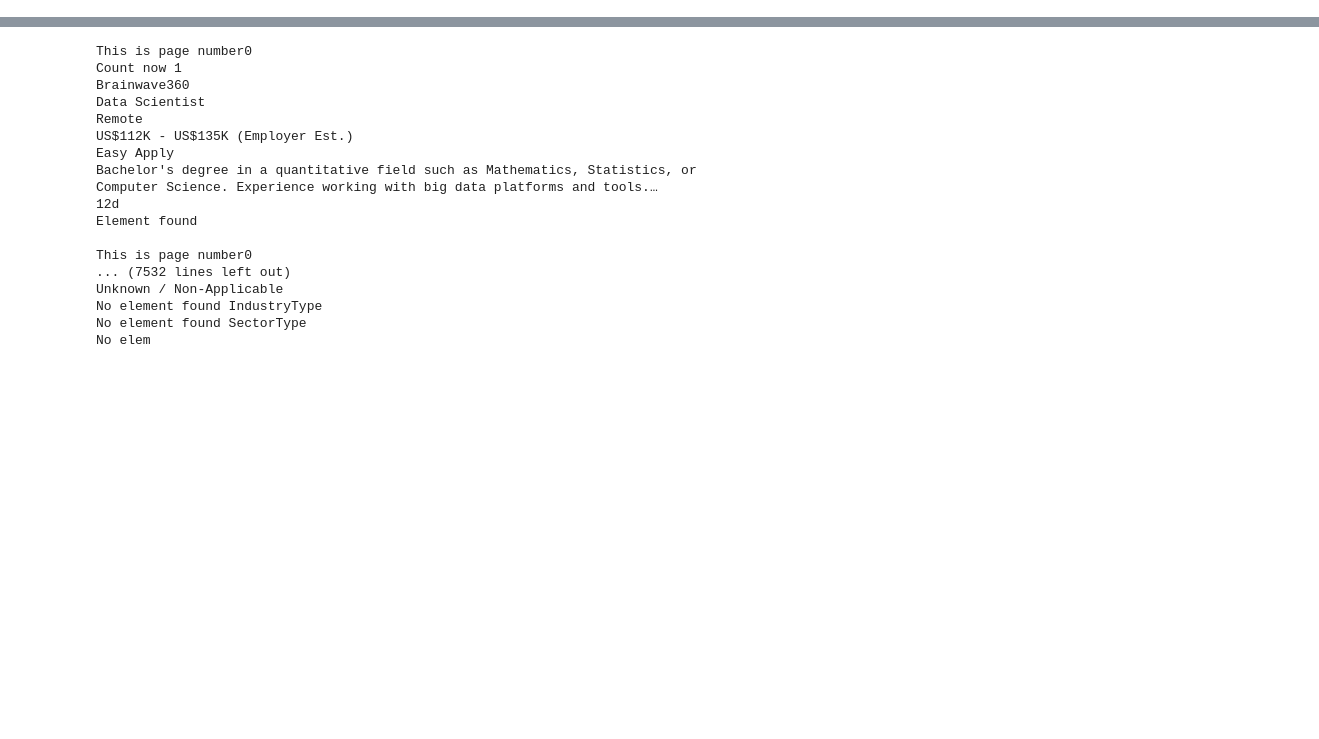
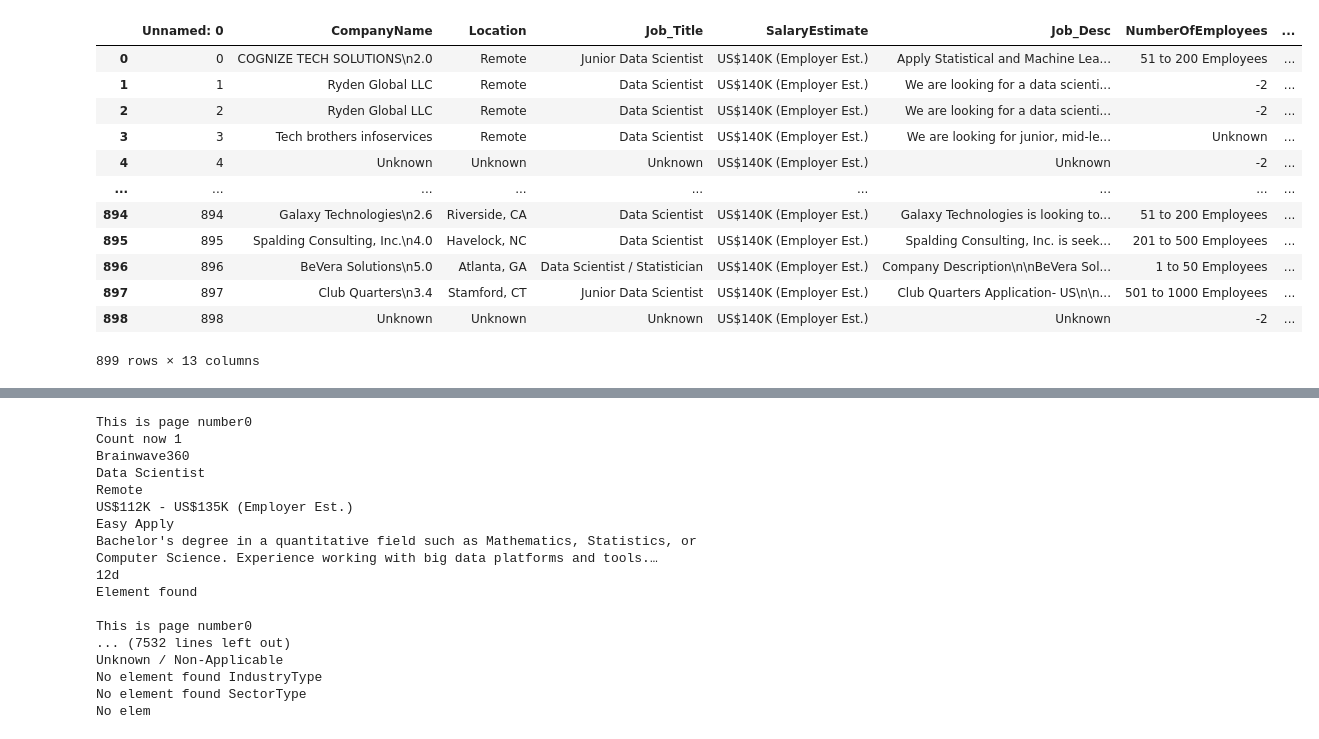
Before and after one commit to mosemb/DSalary, a Jupyter notebook: Dsalaries.ipynb, the cells around one changed output, grey strips where cells are left out. Saved outputs shown, nothing was run; the diff lists cells and outputs as text; code cells hidden in the pictures; blank space fills up the shorter version.

Commit message:
data

```diff
--- a/Dsalaries.ipynb
+++ b/Dsalaries.ipynb
@@ -9,3 +9,21 @@ import selenium
 import time
 
 import pandas as pd
+# %%
+df1 = pd.read_csv("DataScienceDfAkshi.csv")
+# %%
+df1
+# %% [output]
+|  | Unnamed: 0 | CompanyName | Location | Job_Title | SalaryEstimate | Job_Desc | NumberOfEmployees | ... |
+| 0 | 0 | COGNIZE TECH SOLUTIONS\n2.0 | Remote | Junior Data Scientist | US$140K (Employer Est.) | Apply Statistical and Machine Lea... | 51 to 200 Employees | ... |
+| 1 | 1 | Ryden Global LLC | Remote | Data Scientist | US$140K (Employer Est.) | We are looking for a data scienti... | -2 | ... |
+| 2 | 2 | Ryden Global LLC | Remote | Data Scientist | US$140K (Employer Est.) | We are looking for a data scienti... | -2 | ... |
+| 3 | 3 | Tech brothers infoservices | Remote | Data Scientist | US$140K (Employer Est.) | We are looking for junior, mid-le... | Unknown | ... |
+| 4 | 4 | Unknown | Unknown | Unknown | US$140K (Employer Est.) | Unknown | -2 | ... |
+| ... | ... | ... | ... | ... | ... | ... | ... | ... |
+| 894 | 894 | Galaxy Technologies\n2.6 | Riverside, CA | Data Scientist | US$140K (Employer Est.) | Galaxy Technologies is looking to... | 51 to 200 Employees | ... |
+| 895 | 895 | Spalding Consulting, Inc.\n4.0 | Havelock, NC | Data Scientist | US$140K (Employer Est.) | Spalding Consulting, Inc. is seek... | 201 to 500 Employees | ... |
+| 896 | 896 | BeVera Solutions\n5.0 | Atlanta, GA | Data Scientist / Statistician | US$140K (Employer Est.) | Company Description\n\nBeVera Sol... | 1 to 50 Employees | ... |
+| 897 | 897 | Club Quarters\n3.4 | Stamford, CT | Junior Data Scientist | US$140K (Employer Est.) | Club Quarters Application- US\n\n... | 501 to 1000 Employees | ... |
+| 898 | 898 | Unknown | Unknown | Unknown | US$140K (Employer Est.) | Unknown | -2 | ... |
+899 rows × 13 columns
```
Also changed, not shown: parts of 2 cells of this notebook, 1 other file.
